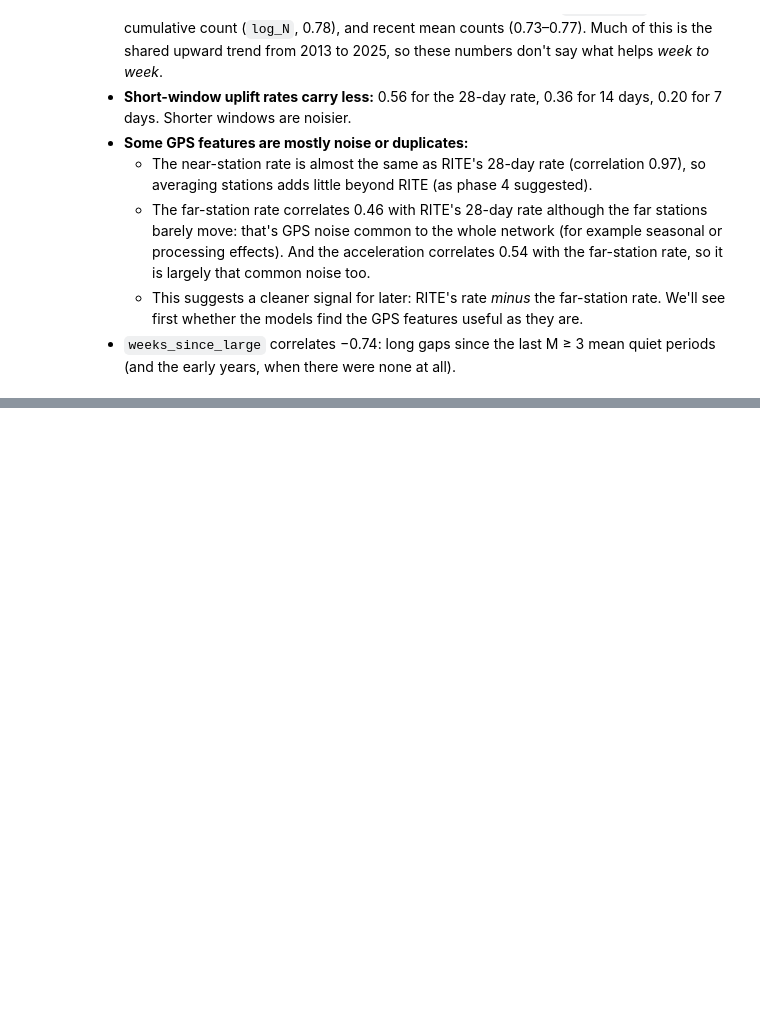
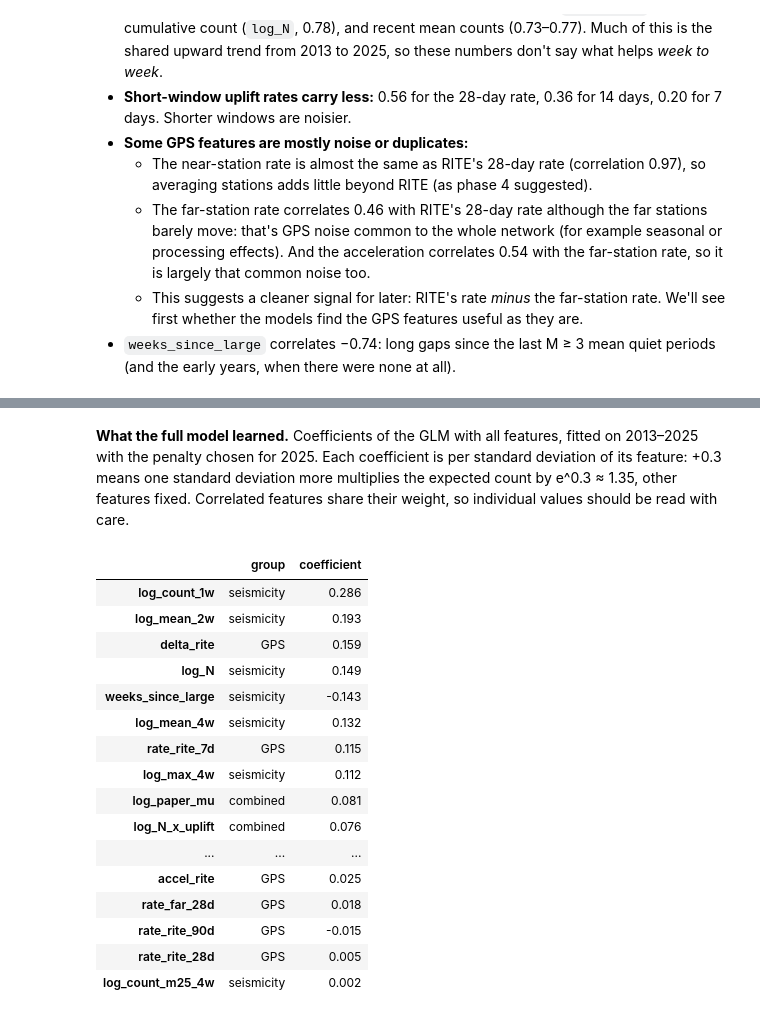
Before and after one commit to PatrickBolton/flegrei-seismicity, a Jupyter notebook: notebooks/04_models.ipynb, the cells around one changed output, grey strips where cells are left out. Drawn from its saved outputs; the diff is of its cells as text; code cells hidden in the pictures; blank space fills up the shorter version.

```diff
--- a/notebooks/04_models.ipynb
+++ b/notebooks/04_models.ipynb
@@ -141,0 +254,26 @@ span[GPS_FEATURES].corr(method="spearman").round(2)
+# %% [markdown]
+**What the full model learned.** Coefficients of the GLM with all features, fitted on 2013–2025 with the penalty chosen for 2025. Each coefficient is per standard deviation of its feature: +0.3 means one standard deviation more multiplies the expected count by e^0.3 ≈ 1.35, other features fixed. Correlated features share their weight, so individual values should be read with care.
+# %%
+final_train = _training_rows(table.loc[:TEST_END], ALL_FEATURES)
+coefs = glm_coefficients(final_train, ALL_FEATURES, glm_forecasters["glm_all"].chosen[2025])
+group = pd.Series({f: g for g, fs in [("seismicity", SEISMIC_FEATURES), ("GPS", GPS_FEATURES),
+                                      ("combined", COMBINED_FEATURES)] for f in fs}, name="group")
+pd.concat([group, coefs.round(3)], axis=1).sort_values("coefficient", key=abs, ascending=False)
+# %% [output]
+|  | group | coefficient |
+| log_count_1w | seismicity | 0.286 |
+| log_mean_2w | seismicity | 0.193 |
+| delta_rite | GPS | 0.159 |
+| log_N | seismicity | 0.149 |
+| weeks_since_large | seismicity | -0.143 |
+| log_mean_4w | seismicity | 0.132 |
+| rate_rite_7d | GPS | 0.115 |
+| log_max_4w | seismicity | 0.112 |
+| log_paper_mu | combined | 0.081 |
+| log_N_x_uplift | combined | 0.076 |
+| ... | ... | ... |
+| accel_rite | GPS | 0.025 |
+| rate_far_28d | GPS | 0.018 |
+| rate_rite_90d | GPS | -0.015 |
+| rate_rite_28d | GPS | 0.005 |
+| log_count_m25_4w | seismicity | 0.002 |
```
Also changed, not shown: parts of 7 cells of this notebook, 2 other files.
